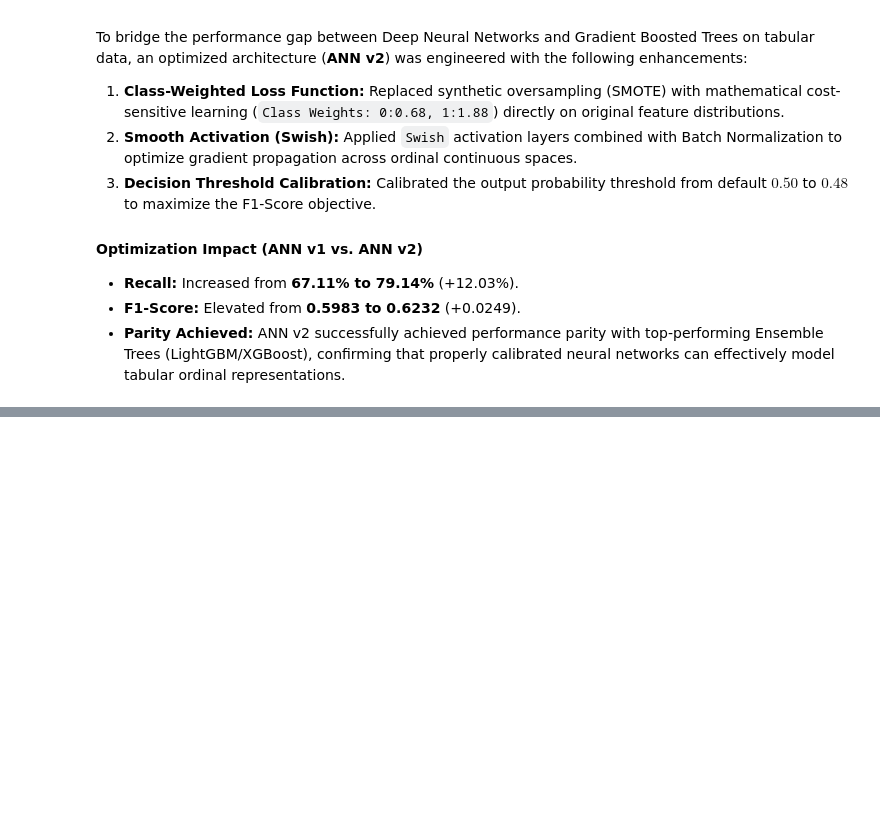
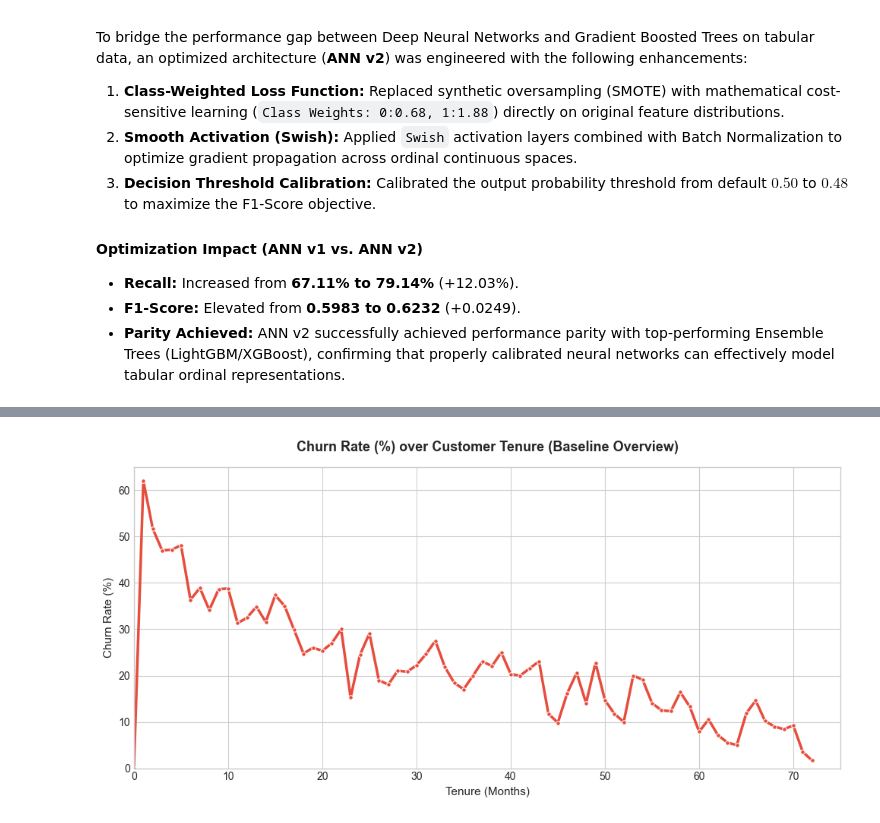
Before and after one commit to mherlypratama/Churn-Prediction, a Jupyter notebook: Scripts/ChurnPrediction.ipynb, the cells around one changed output, grey strips where cells are left out. Drawn from its saved outputs; the diff is of its cells as text; code cells hidden in the pictures; blank space fills up the shorter version.

```diff
--- a/Scripts/ChurnPrediction.ipynb
+++ b/Scripts/ChurnPrediction.ipynb
@@ -1184,0 +1425,97 @@ To bridge the performance gap between Deep Neural Networks and Gradient Boosted
+# %%
+# Set style visualisasi
+plt.style.use('seaborn-v0_8-whitegrid')
+
+# 1. Hitung Churn Rate (%) per bulan tenure
+tenure_churn = df.groupby('tenure')['Churn'].apply(lambda x: (x == 1 if df['Churn'].dtype != 'object' else x == 'Yes').mean() * 100).reset_index()
+tenure_churn.columns = ['tenure', 'churn_rate']
+
+# Cari titik perpotongan/stabilisasi (sekitar bulan ke-20 s.d 25) untuk Gambar 3
+intersection_tenure = 22.0  # Titik transisi ke Long-Term Retention
+
+
+# ==============================================================================
+# GAMBAR 1: Line Chart Utuh (Baseline - Rentang 0 s.d 72+ Bulan)
+# ==============================================================================
+fig, ax1 = plt.subplots(figsize=(10, 5))
+
+sns.lineplot(data=tenure_churn, x='tenure', y='churn_rate', ax=ax1,
+             color='#e74c3c', linewidth=2.5, marker='o', markersize=4)
+
+ax1.set_title('Churn Rate (%) over Customer Tenure (Baseline Overview)', fontsize=13, fontweight='bold', pad=15)
+ax1.set_xlabel('Tenure (Months)', fontsize=11)
+ax1.set_ylabel('Churn Rate (%)', fontsize=11)
+ax1.set_xlim(0, 75)
+ax1.set_ylim(0, 65)
+
+plt.tight_layout()
+plt.show()
+
+
+# ==============================================================================
+# GAMBAR 2: Fokus Early-Stage Customer (Zoom-In Sumbu X: 0 s.d 25 Bulan)
+# ==============================================================================
+fig, ax2 = plt.subplots(figsize=(10, 5))
+
+tc_g2 = tenure_churn[tenure_churn['tenure'] <= 25]
+
+# Plot Line & Points: Bulan 0 - 5 (Warna Merah Terang)
+tc_early = tc_g2[tc_g2['tenure'] <= 5]
+ax2.plot(tc_early['tenure'], tc_early['churn_rate'], color='#e74c3c', linewidth=2.5, marker='o', markersize=6, label='Early-Stage (0-5 Months)')
+
+# Plot Line & Points: Bulan 5 - 25 (Warna Abu-abu / Grayscale)
+tc_late = tc_g2[tc_g2['tenure'] >= 5]
+ax2.plot(tc_late['tenure'], tc_late['churn_rate'], color='#7f8c8d', linewidth=2, marker='o', markersize=5, linestyle='--', label='Post Early-Stage')
+
+# Highlight Kotak Merah & Garis Putus-Putus (Bulan 0 - 5)
+ax2.axvspan(0, 5, color='#e74c3c', alpha=0.15)
+ax2.axvline(x=5, color='#e74c3c', linestyle='--', linewidth=1.5)
+
+# Text Annotation "Early-Stage Customer"
+ax2.text(2.5, 55, 'Early-Stage\nCustomer\n(Month 0 - 5)',
+         color='#c0392b', fontsize=10, fontweight='bold', ha='center', va='center',
+         bbox=dict(boxstyle='round,pad=0.5', facecolor='white', edgecolor='#e74c3c', alpha=0.95))
+
+ax2.set_title('Churn Rate (%): Early-Stage Customer Focus (Month 0 - 25 Zoom-In)', fontsize=13, fontweight='bold', pad=15)
+ax2.set_xlabel('Tenure (Months)', fontsize=11)
+ax2.set_ylabel('Churn Rate (%)', fontsize=11)
+ax2.set_xlim(0, 25)
+ax2.set_ylim(0, 65)
+ax2.legend(loc='upper right', frameon=True)
+
+plt.tight_layout()
+plt.show()
+
+
+# ==============================================================================
+# GAMBAR 3: Fokus Long-Term Customer Loyalty (Zoom-In Sumbu X: 20 s.d 75 Bulan)
+# ==============================================================================
+fig, ax3 = plt.subplots(figsize=(10, 5))
+
+tc_g3 = tenure_churn[tenure_churn['tenure'] >= 20]
+
+# Plot Line & Points: Sebelum Titik Stabil (Abu-abu)
+tc_before = tc_g3[tc_g3['tenure'] <= intersection_tenure]
+ax3.plot(tc_before['tenure'], tc_before['churn_rate'], color='#7f8c8d', linewidth=2, marker='o', markersize=5, linestyle='--', label='Transition Period')
+
+# Plot Line & Points: Setelah Titik Stabil (Warna Hijau Loyalty / Merah Terang)
+tc_after = tc_g3[tc_g3['tenure'] >= intersection_tenure]
+ax3.plot(tc_after['tenure'], tc_after['churn_rate'], color='#2ecc71', linewidth=2.5, marker='o', markersize=6, label='Long-Term Retention')
+
+# Garis Putus Vertikal & Text Annotation "Long-Term Customer Loyalty"
+ax3.axvline(x=intersection_tenure, color='#2ecc71', linestyle='--', linewidth=2)
+ax3.text(intersection_tenure + 8, 30, f'Long-Term Customer Loyalty\n(Month > {int(intersection_tenure)})',
+         color='#27ae60', fontsize=10, fontweight='bold', ha='center', va='center',
+         bbox=dict(boxstyle='round,pad=0.5', facecolor='white', edgecolor='#2ecc71', alpha=0.95))
+
+ax3.set_title('Churn Rate (%): Long-Term Customer Loyalty Focus (Month 20+ Zoom-In)', fontsize=13, fontweight='bold', pad=15)
+ax3.set_xlabel('Tenure (Months)', fontsize=11)
+ax3.set_ylabel('Churn Rate (%)', fontsize=11)
+ax3.set_xlim(20, 75)
+ax3.set_ylim(0, 40) # Rescale sumbu Y karena Churn Rate di periode ini relatif lebih rendah ( di bawah 35%)
+ax3.legend(loc='upper right', frameon=True)
+
+plt.tight_layout()
+plt.show()
+# %% [output]
+[figure, added]
```
Also changed, not shown: parts of 15 cells of this notebook.
